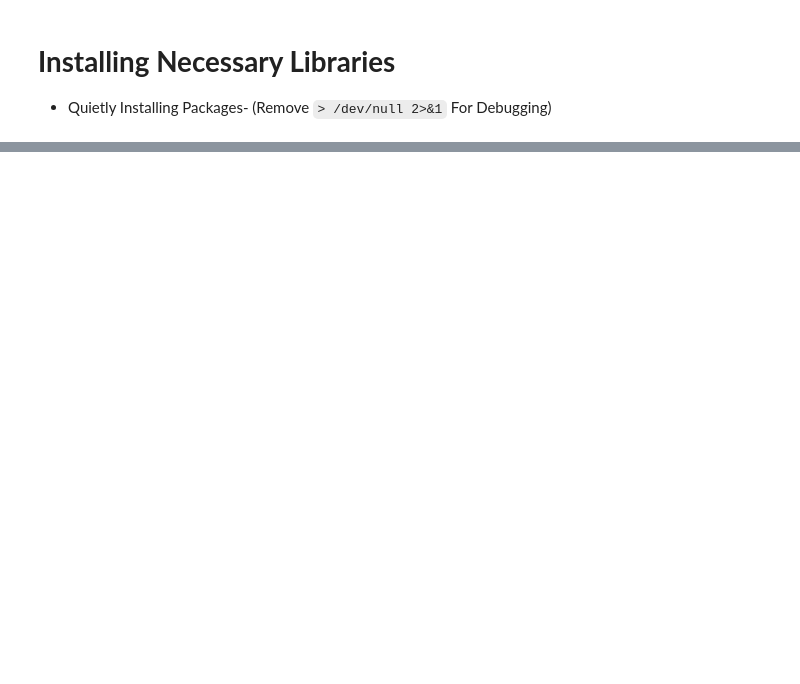
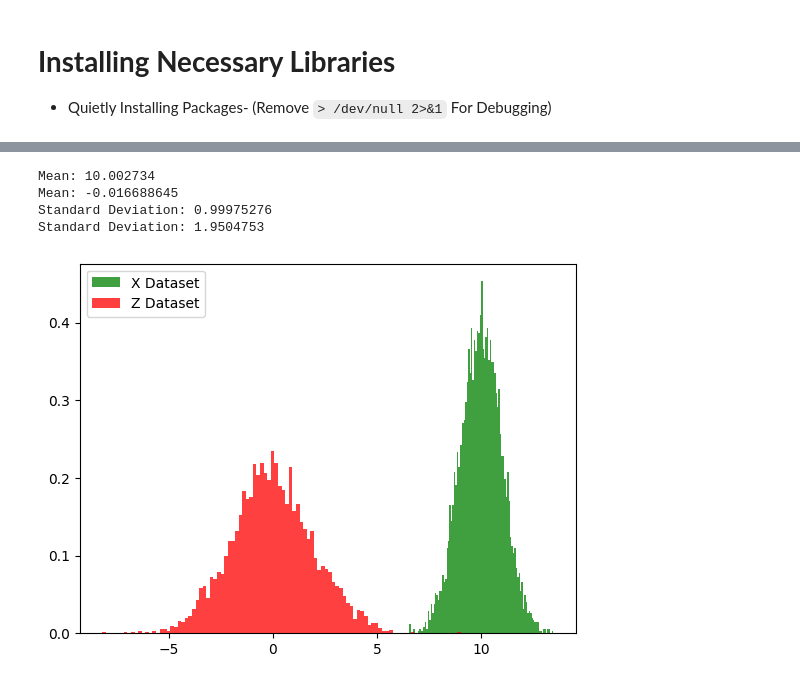
Before and after one commit to pri-cd/Data-Science-ML, a Jupyter notebook: Personal-Projects/ANIME-DCGANs/anime-DCGAN.ipynb, the cells around one changed output, grey strips where cells are left out. Cells and saved outputs as stored; diff of their text form; code cells hidden in the pictures; blank space fills up the shorter version.

```diff
--- a/Personal-Projects/ANIME-DCGANs/anime-DCGAN.ipynb
+++ b/Personal-Projects/ANIME-DCGANs/anime-DCGAN.ipynb
@@ -70,0 +235,48 @@ print(f"tensorflow version: {tf.__version__}")
+# %%
+mean = [10]
+cov = [[1]]
+
+Z = tf.random.normal((5000,1), mean=0, stddev=2)
+X = tf.random.normal((5000,1), mean=10, stddev=1)
+
+'''
+  1. mean = [10]
+  - This defines the mean of the data distribution.
+  - It's set to 10, meaning the center of our data will be around 10.
+
+  2. cov = [[1]]
+  - This is meant to define the covariance or variance of the data, but in this case,
+  - it's not used because you're generating data directly using TensorFlow's tf.random.normal function.
+  - Covariance indicates how much variables change together, and since we only have one variable here (1-dimensional data),
+  - it's just a single value (1), which is the variance.
+
+  3. X = tf.random.normal((5000,1), mean=10, stddev=1.0)
+  - This function from TensorFlow generates 5000 random samples from a normal distribution.
+  - Each sample is one-dimensional (shape: 5000x1).
+  - So, this line creates a sample of 5000 points drawn from a normal distribution with a mean of 10 and a standard deviation of 1.
+
+  4. print("mean:", np.mean(X))
+  - This prints the mean of the generated data X.
+  - Since we drew samples from a distribution with a mean of 10,
+  - We expect the printed value to be very close to 10 (it might not be exactly 10 due to random sampling).
+
+  5. print("standard deviation:", np.std(X))
+  - This prints the standard deviation of the generated data X.
+  - Since the data was generated with a standard deviation of 1,
+  - we expect the printed value to be close to 1.
+'''
+
+
+print("Mean:", np.mean(X))
+print("Mean:", np.mean(Z))
+print("Standard Deviation:", np.std(X))
+print("Standard Deviation:", np.std(Z))
+# %% [output]
+Mean: 10.002734
+Mean: -0.016688645
+Standard Deviation: 0.99975276
+Standard Deviation: 1.9504753
+# %%
+plot_dist(X,Z,discriminator=None,density=True, RealDataName='X Dataset', GenerateDataName='Z Dataset')
+# %% [output]
+[figure, added]
```
Also changed, not shown: parts of 13 cells of this notebook.
